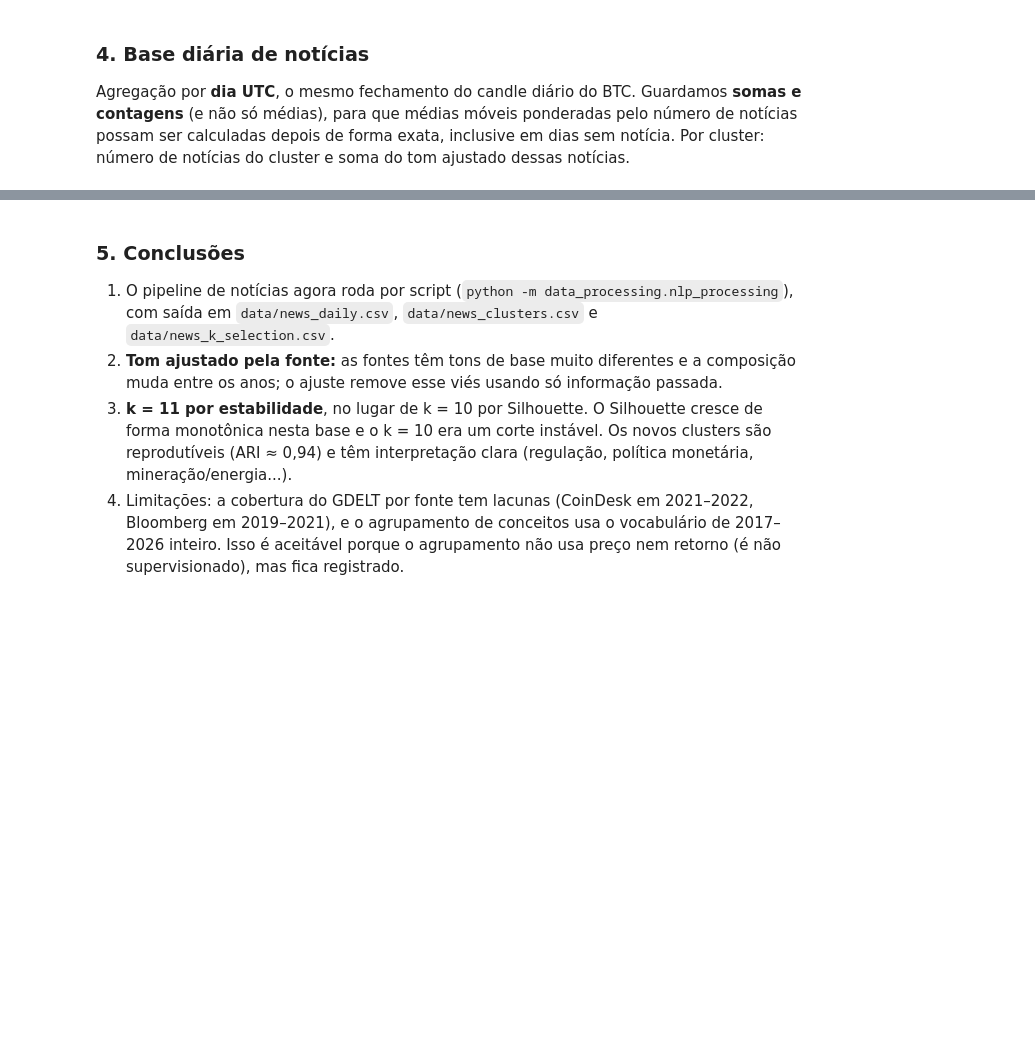
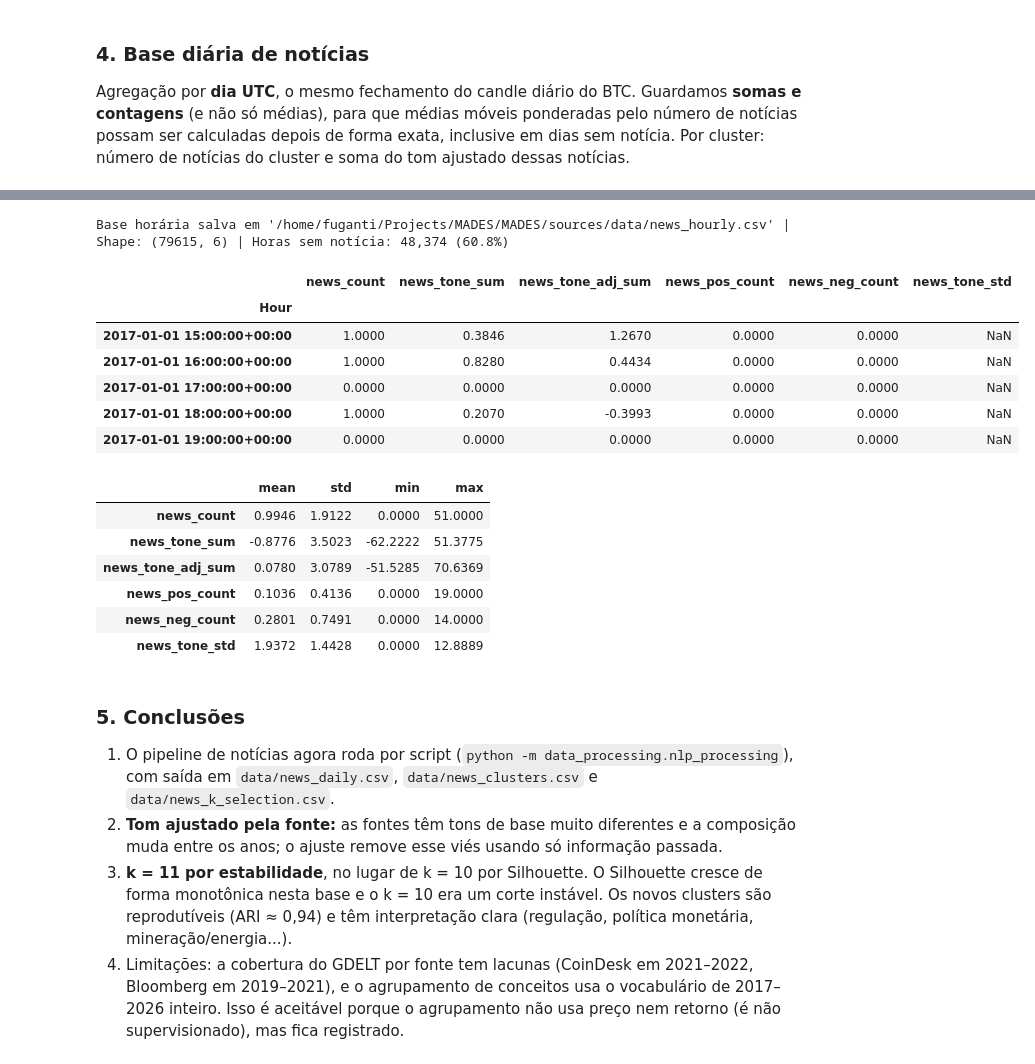
Before and after one commit to Fugant1/MADES, a Jupyter notebook: MADES/sources/notebooks/news_processing.ipynb, the cells around one changed output, grey strips where cells are left out. Cells and saved outputs as stored; diff of their text form; code cells hidden in the pictures; blank space fills up the shorter version.

Commit message:
Feat: Adicionado dados não estruturados por hora

```diff
--- a/MADES/sources/notebooks/news_processing.ipynb
+++ b/MADES/sources/notebooks/news_processing.ipynb
@@ -287,3 +289,28 @@ Período: 2017-01-01 a 2026-01-31 | dias sem notícia: 33
+# %%
+# ==============================================================================
+# Base horária de notícias
+# ==============================================================================
+hourly, _ = proc.run_hour(k=k)
+print(f"Período: {hourly.index.min()} a {hourly.index.max()} | Horas totais: {len(hourly):,} | "
+      f"Horas sem notícia: {(hourly['news_count'] == 0).sum():,} ({((hourly['news_count'] == 0).mean() * 100):.1f}%)")
+display(hourly.head())
+display(hourly.describe().T[["mean", "std", "min", "max"]])
+# %% [output]
+Base horária salva em '/home/fuganti/Projects/MADES/MADES/sources/data/news_hourly.csv' | Shape: (79615, 6) | Horas sem notícia: 48,374 (60.8%)
+|  | news_count | news_tone_sum | news_tone_adj_sum | news_pos_count | news_neg_count | news_tone_std |
+| Hour |  |  |  |  |  |  |
+| 2017-01-01 15:00:00+00:00 | 1.0000 | 0.3846 | 1.2670 | 0.0000 | 0.0000 | NaN |
+| 2017-01-01 16:00:00+00:00 | 1.0000 | 0.8280 | 0.4434 | 0.0000 | 0.0000 | NaN |
+| 2017-01-01 17:00:00+00:00 | 0.0000 | 0.0000 | 0.0000 | 0.0000 | 0.0000 | NaN |
+| 2017-01-01 18:00:00+00:00 | 1.0000 | 0.2070 | -0.3993 | 0.0000 | 0.0000 | NaN |
+| 2017-01-01 19:00:00+00:00 | 0.0000 | 0.0000 | 0.0000 | 0.0000 | 0.0000 | NaN |
+|  | mean | std | min | max |
+| news_count | 0.9946 | 1.9122 | 0.0000 | 51.0000 |
+| news_tone_sum | -0.8776 | 3.5023 | -62.2222 | 51.3775 |
+| news_tone_adj_sum | 0.0780 | 3.0789 | -51.5285 | 70.6369 |
+| news_pos_count | 0.1036 | 0.4136 | 0.0000 | 19.0000 |
+| news_neg_count | 0.2801 | 0.7491 | 0.0000 | 14.0000 |
+| news_tone_std | 1.9372 | 1.4428 | 0.0000 | 12.8889 |
 # %% [markdown]
 ### 5. Conclusões
 
```
Also changed, not shown: parts of 5 cells of this notebook, 3 other files.
